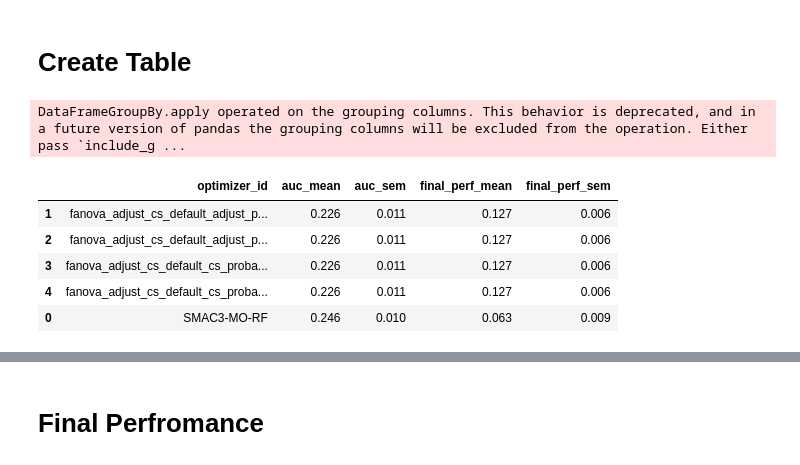
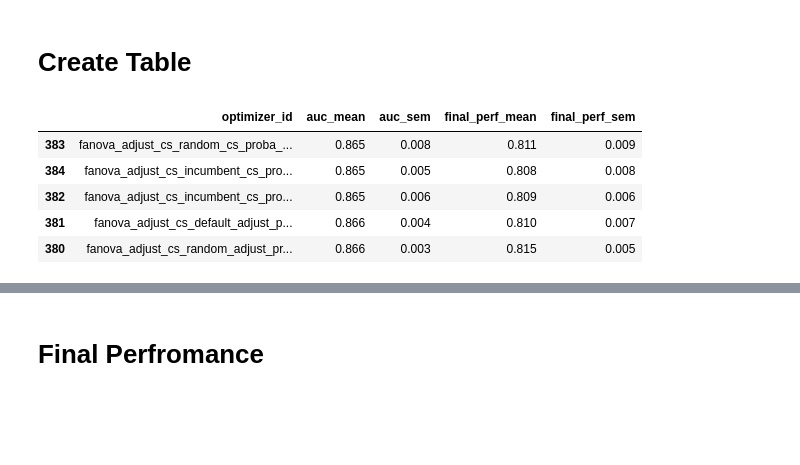
Before and after one commit to daphne12345/package_hpi_parego, a Jupyter notebook: final_final_plotting.ipynb, the cells around one changed output, grey strips where cells are left out. Saved outputs shown, nothing was run; the diff lists cells and outputs as text; code cells hidden in the pictures; blank space fills up the shorter version.

Commit message:
pc changed according to cs, f1score, fix retrain

```diff
--- a/final_final_plotting.ipynb
+++ b/final_final_plotting.ipynb
@@ -286,3 +479,6 @@ def plot_one_thing(thing, df_plot=None):
     fig.update_yaxes(title_text="Optimizer", row=1, col=2)
 
     fig.show()
+# %%
+df = df[df['adjust_pc']!='true retrain']
+df.shape
@@ -288,0 +487,5 @@ def plot_one_thing(thing, df_plot=None):
+# %%
+df = df[df['task_id'].isin(sig_tasks)]
+# %%
+df = df[df['task_id'].str.contains('Pymoo')]
+df.shape
@@ -328,7 +533,7 @@ DataFrameGroupBy.apply operated on the grouping columns. This behavior is deprec
 # %%
 auc_per_seed = (
         df.groupby(["optimizer_id", "seed"])
-        .apply(lambda group: trapz(group.sort_values("n_trials_norm")["trial_value__cost_inc_norm"],
+        .apply(lambda group: trapz(group.sort_values("n_trials_norm")["trial_value__cost_inc_log_norm"],
                                    group.sort_values("n_trials_norm")["n_trials_norm"]))
         .reset_index(name="auc")
     )
@@ -338,27 +543,25 @@ auc_values = auc_per_seed.groupby("optimizer_id").agg(
     auc_mean=('auc', 'mean'),
     auc_sem=('auc', 'sem')
 ).sort_values("auc_mean", ascending=False).reset_index()
-# %% [output]
-DataFrameGroupBy.apply operated on the grouping columns. This behavior is deprecated, and in a future version of pandas the grouping columns will be excluded from the operation. Either pass `include_g ...
 # %%
 merge = pd.merge(auc_values, df, on='optimizer_id', how='left')
 merge = merge.drop_duplicates(subset=['optimizer_id'])
 merge = merge[['optimizer_id', 'auc_mean', 'auc_sem']]
 # merge = merge[['optimizer_id', 'hpi_method', 'adjust_cs', 'cs_method', 'pc_method', 'thresh', 'adjust_method', 'auc_mean', 'auc_sem']]
-final_perf = df[df['n_trials_norm'] == 1].groupby(['optimizer_id','seed']).agg({'trial_value__cost_inc_norm':'mean'}).groupby('optimizer_id').agg(
-    final_perf_mean=('trial_value__cost_inc_norm', 'mean'),
-    final_perf_sem=('trial_value__cost_inc_norm', 'sem')
+final_perf = df[df['n_trials_norm'] == 1].groupby(['optimizer_id','seed']).agg({'trial_value__cost_inc_log_norm':'mean'}).groupby('optimizer_id').agg(
+    final_perf_mean=('trial_value__cost_inc_log_norm', 'mean'),
+    final_perf_sem=('trial_value__cost_inc_log_norm', 'sem')
 ).sort_values("final_perf_mean", ascending=False).reset_index()
 
 merge = pd.merge(final_perf, merge, on='optimizer_id', how='right')
 merge = merge[['optimizer_id', 'auc_mean','auc_sem', 'final_perf_mean', 'final_perf_sem']].sort_values(by='final_perf_mean', ascending=True)
 merge = merge.apply(lambda col: col.round(3) if col.name in ['auc_mean', 'auc_sem', 'final_perf_mean', 'final_perf_sem'] else col)
 merge.sort_values(by='auc_mean', ascending=True).head(5)
 # %% [output]
 |  | optimizer_id | auc_mean | auc_sem | final_perf_mean | final_perf_sem |
-| 1 | fanova_adjust_cs_default_adjust_p... | 0.226 | 0.011 | 0.127 | 0.006 |
-| 2 | fanova_adjust_cs_default_adjust_p... | 0.226 | 0.011 | 0.127 | 0.006 |
-| 3 | fanova_adjust_cs_default_cs_proba... | 0.226 | 0.011 | 0.127 | 0.006 |
-| 4 | fanova_adjust_cs_default_cs_proba... | 0.226 | 0.011 | 0.127 | 0.006 |
-| 0 | SMAC3-MO-RF | 0.246 | 0.010 | 0.063 | 0.009 |
+| 383 | fanova_adjust_cs_random_cs_proba_... | 0.865 | 0.008 | 0.811 | 0.009 |
+| 384 | fanova_adjust_cs_incumbent_cs_pro... | 0.865 | 0.005 | 0.808 | 0.008 |
+| 382 | fanova_adjust_cs_incumbent_cs_pro... | 0.865 | 0.006 | 0.809 | 0.006 |
+| 381 | fanova_adjust_cs_default_adjust_p... | 0.866 | 0.004 | 0.810 | 0.007 |
+| 380 | fanova_adjust_cs_random_adjust_pr... | 0.866 | 0.003 | 0.815 | 0.005 |
 # %%
```
Also changed, not shown: parts of 31 cells of this notebook, 4 other files.
